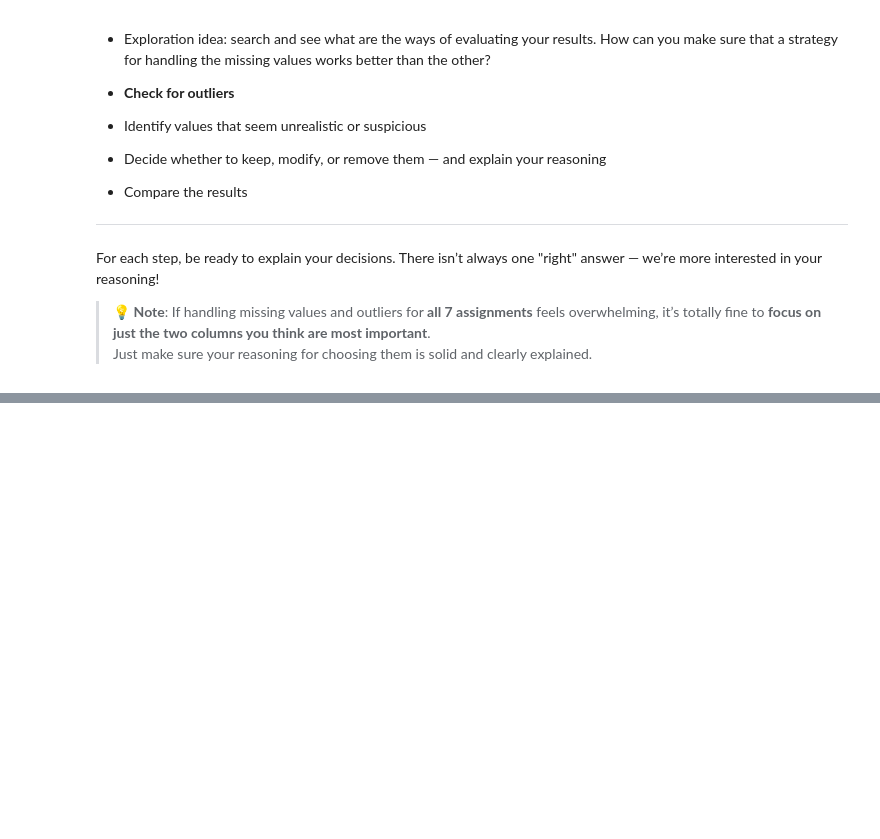
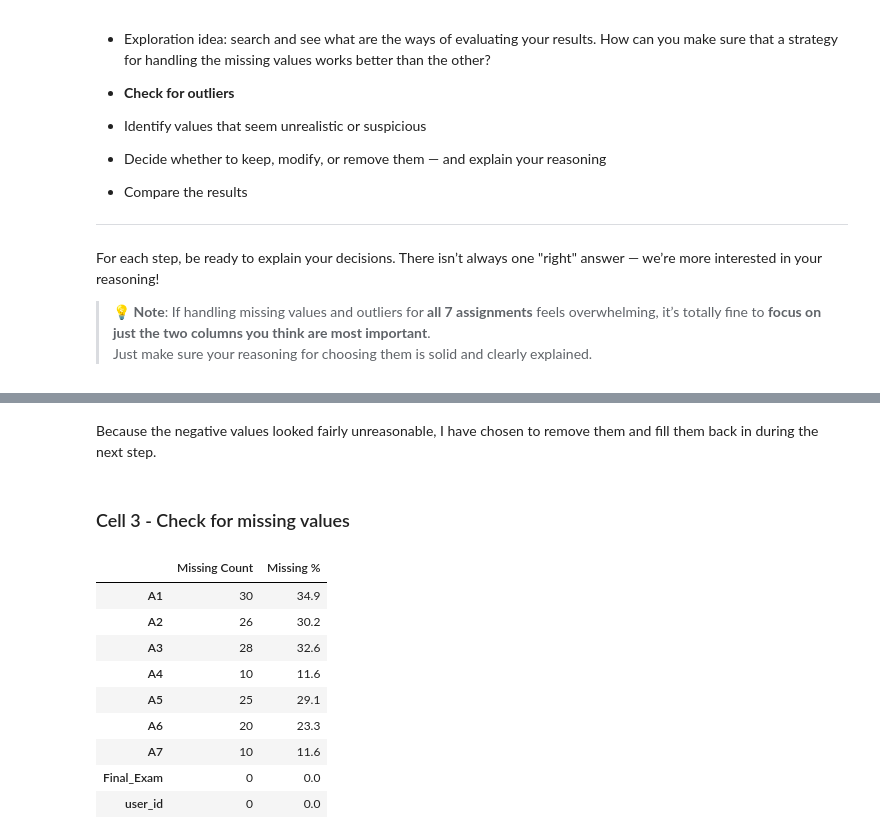
Before and after one commit to MarcusC2003/Chan-Marcus-LabTask, a Jupyter notebook: lab02-EDA-main/LabTask02.ipynb, the cells around one changed output, grey strips where cells are left out. Saved outputs shown, nothing was run; the diff lists cells and outputs as text; code cells hidden in the pictures; blank space fills up the shorter version.

```diff
--- a/lab02-EDA-main/LabTask02.ipynb
+++ b/lab02-EDA-main/LabTask02.ipynb
@@ -77,0 +137,8 @@ df.head(10)
+# %%
+grade_cols = ['A1', 'A2', 'A3', 'A4', 'A5', 'A6', 'A7', 'Final_Exam']
+
+neg_count = (df[grade_cols] < 0).sum()
+print("Negative values removed per column:")
+print(neg_count[neg_count > 0])
+
+df[grade_cols] = df[grade_cols].where(df[grade_cols] >= 0)
@@ -77,0 +153,20 @@ df.head(10)
+# %% [markdown]
+Because the negative values looked fairly unreasonable, I have chosen to remove them and fill them back in during the next step.
+# %% [markdown]
+### Cell 3 - Check for missing values ###
+# %%
+missing = df.isnull().sum()
+missing_pct = (missing / len(df) * 100).round(1)
+
+pd.DataFrame({'Missing Count': missing, 'Missing %': missing_pct})
+# %% [output]
+|  | Missing Count | Missing % |
+| A1 | 30 | 34.9 |
+| A2 | 26 | 30.2 |
+| A3 | 28 | 32.6 |
+| A4 | 10 | 11.6 |
+| A5 | 25 | 29.1 |
+| A6 | 20 | 23.3 |
+| A7 | 10 | 11.6 |
+| Final_Exam | 0 | 0.0 |
+| user_id | 0 | 0.0 |
```
Also changed, not shown: parts of 18 cells of this notebook, 2 other files.
